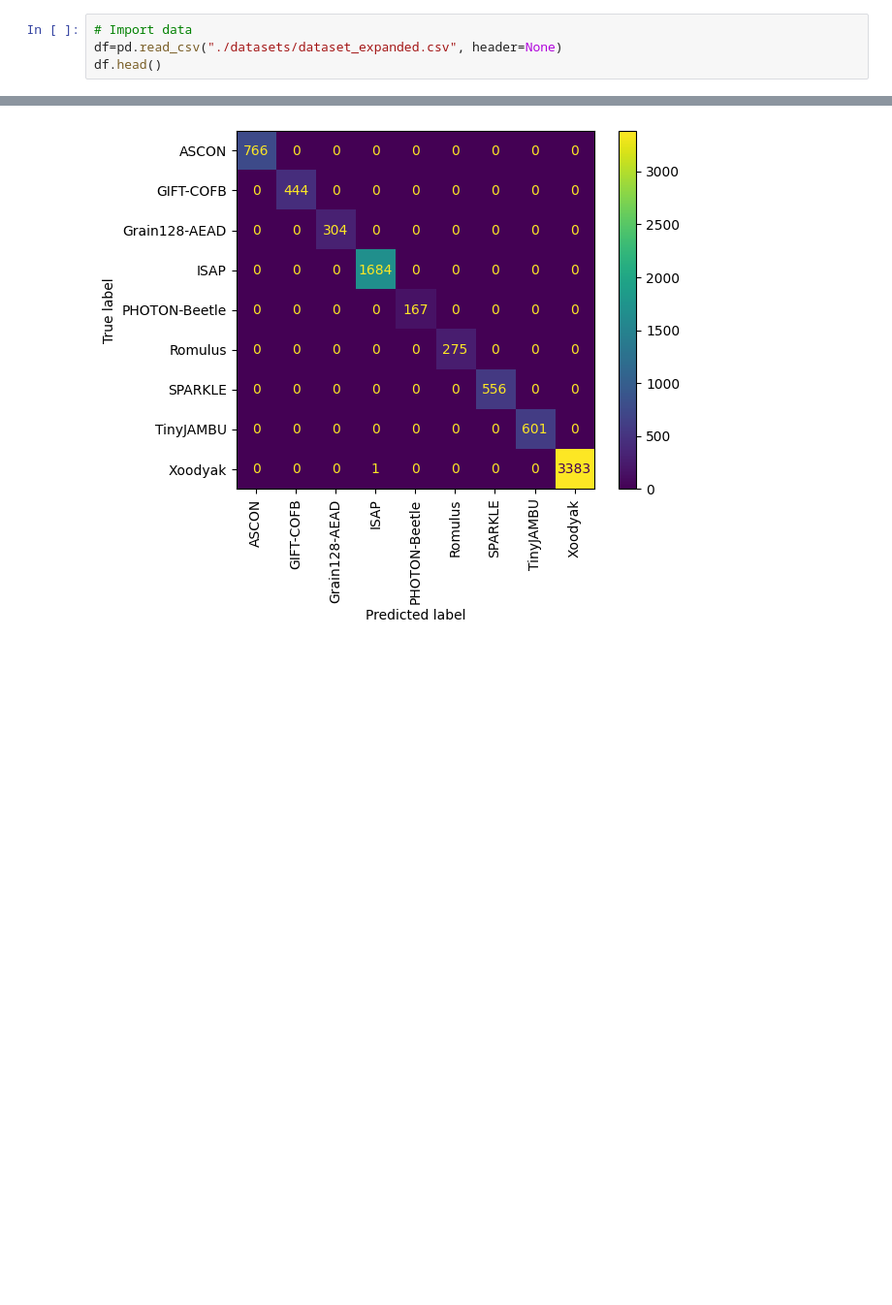
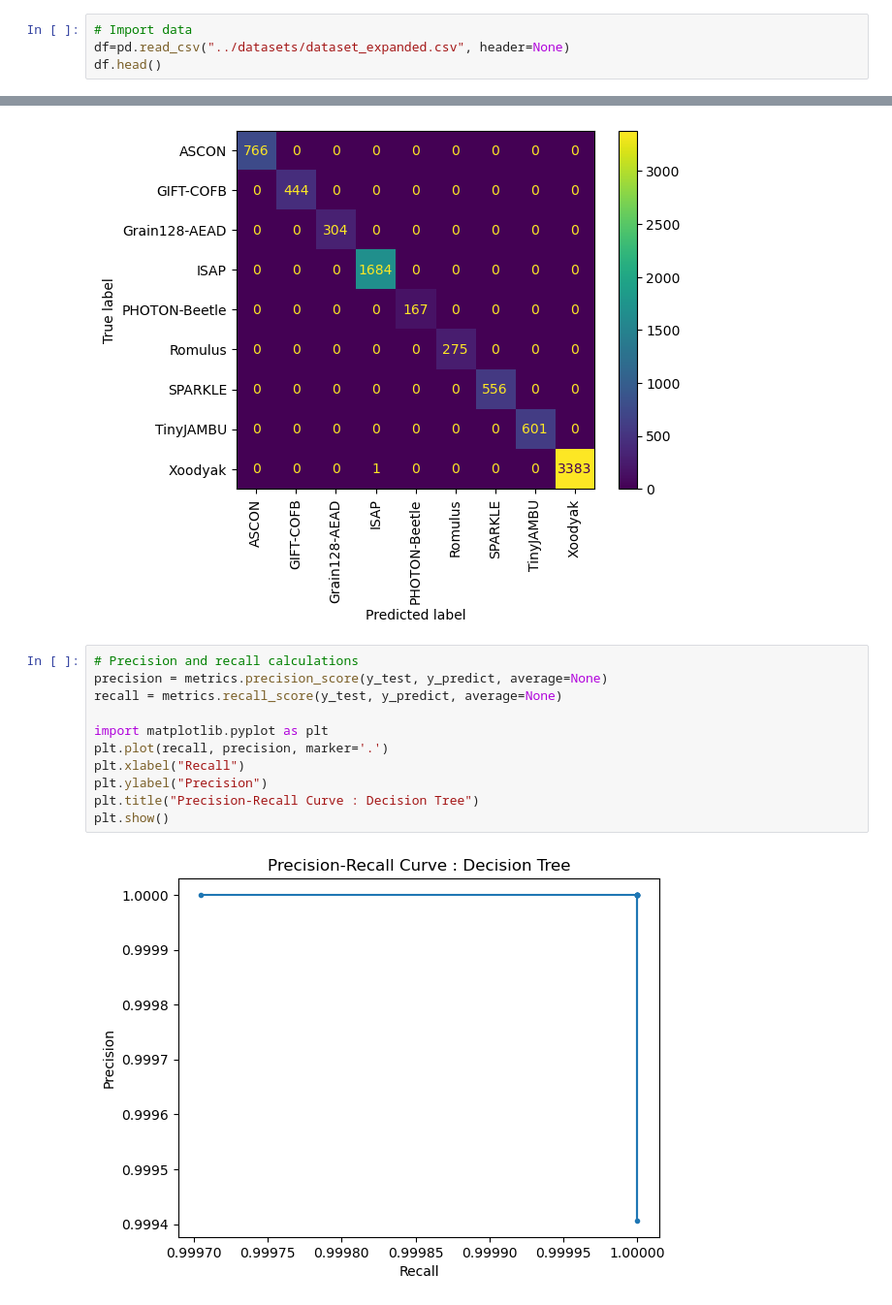
Before and after one commit to Rparker19/An-Autonomic-Framework-for-IoT-Data-Confidentiality-in-the-Internet-of-Things, a Jupyter notebook: models/decision_tree.ipynb, the cells around one changed output, grey strips where cells are left out. Shown at 97% size. Saved outputs shown, nothing was run; the diff lists cells and outputs as text; blank space fills up the shorter version.

Commit message:
Add precision and recall to models

```diff
--- a/models/decision_tree.ipynb
+++ b/models/decision_tree.ipynb
@@ -5,7 +5,7 @@ from sklearn.model_selection import train_test_split
 from sklearn import metrics
 # %%
 # Import data
-df=pd.read_csv("./datasets/dataset_expanded.csv", header=None)
+df=pd.read_csv("../datasets/dataset_expanded.csv", header=None)
 df.head()
 # %% [output]
 |  | 0 | 1 | 2 | 3 | 4 | 5 | 6 |
@@ -96,3 +96,16 @@ display.plot(xticks_rotation='vertical')
 # %% [output]
 <sklearn.metrics._plot.confusion_matrix.ConfusionMatrixDisplay at 0x...>
 [figure]
+# %%
+# Precision and recall calculations
+precision = metrics.precision_score(y_test, y_predict, average=None)
+recall = metrics.recall_score(y_test, y_predict, average=None)
+
+import matplotlib.pyplot as plt
+plt.plot(recall, precision, marker='.')
+plt.xlabel("Recall")
+plt.ylabel("Precision")
+plt.title("Precision-Recall Curve : Decision Tree")
+plt.show()
+# %% [output]
+[figure, added]
```
Also changed, not shown: parts of 1 cell of this notebook, 2 other files.
